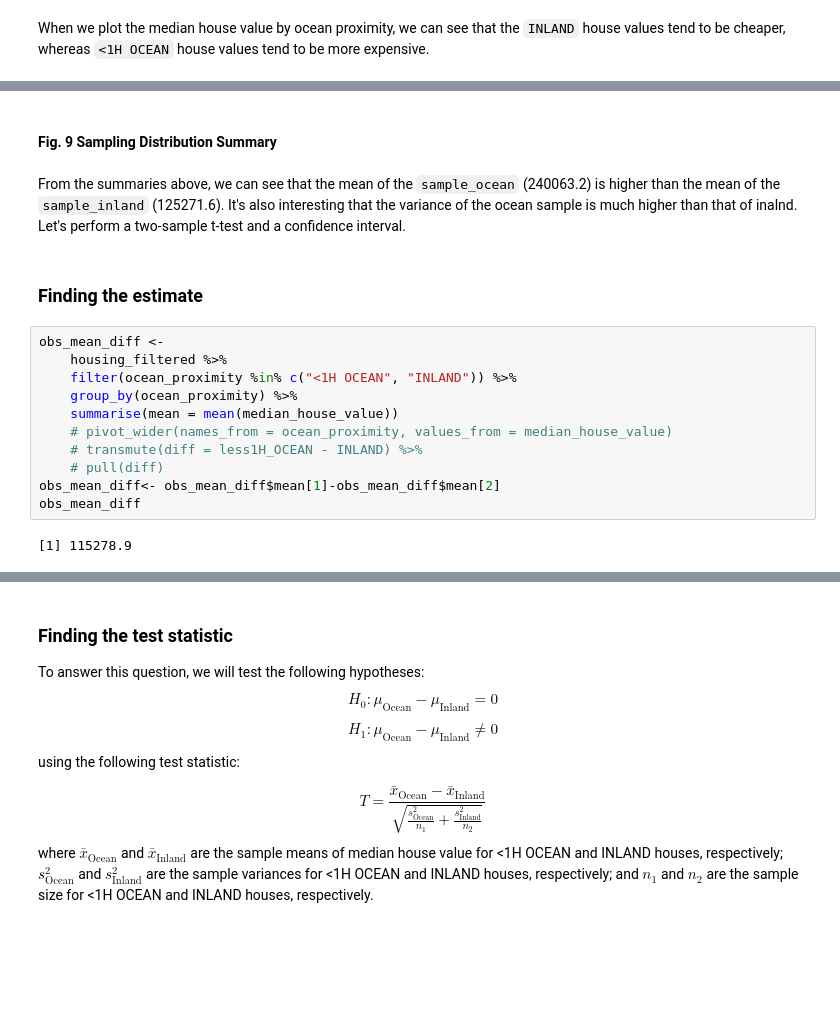
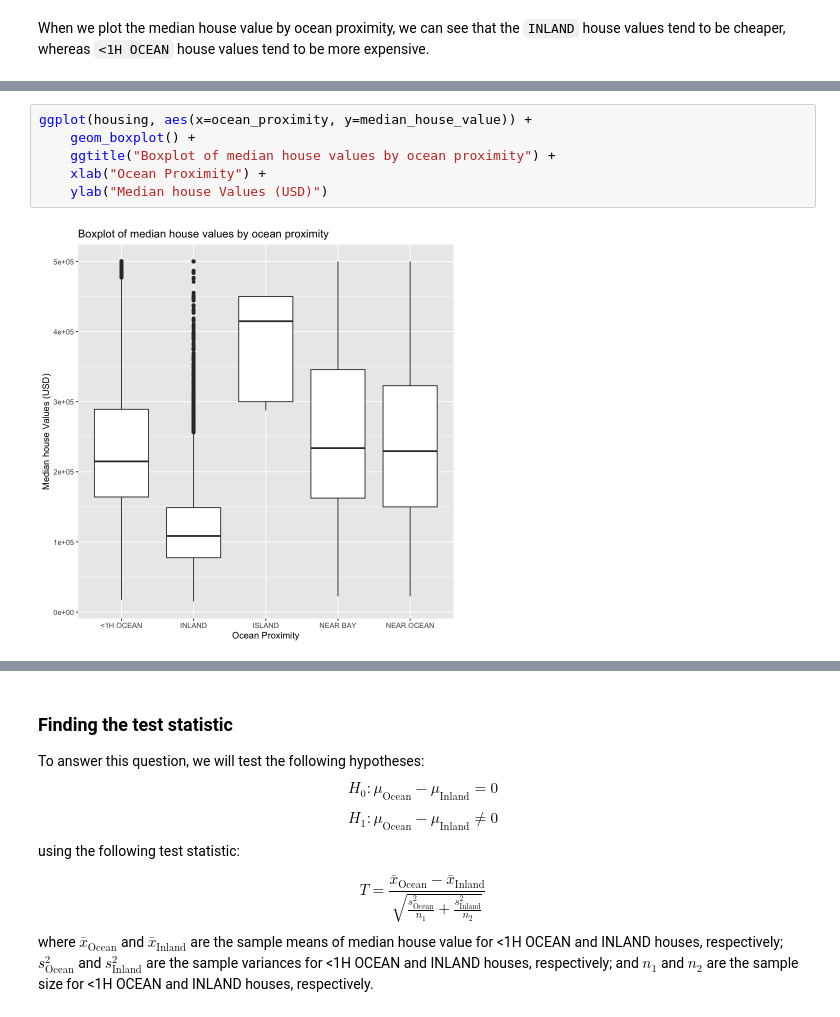
Before and after one commit to lavanyakandhari/stat-201-project-G41, a Jupyter notebook: project-final.ipynb, the cells around one changed output, grey strips where cells are left out. Cells and saved outputs as stored; diff of their text form; blank space fills up the shorter version.

```diff
--- a/project-final.ipynb
+++ b/project-final.ipynb
@@ -275,19 +67,8 @@ A tibble: 2 x 5
-# %% [markdown]
-#### Fig. 9 Sampling Distribution Summary
-# %% [markdown]
-From the summaries above, we can see that the mean of the `sample_ocean` (240063.2) is higher than the mean of the `sample_inland` (125271.6). It's also interesting that the variance of the ocean sample is much higher than that of inalnd. Let's perform a two-sample t-test and a confidence interval.
-# %% [markdown]
-### Finding the estimate
-# %%
-obs_mean_diff <-
-    housing_filtered %>%
-    filter(ocean_proximity %in% c("<1H OCEAN", "INLAND")) %>%
-    group_by(ocean_proximity) %>%
-    summarise(mean = mean(median_house_value))
-    # pivot_wider(names_from = ocean_proximity, values_from = median_house_value)
-    # transmute(diff = less1H_OCEAN - INLAND) %>%
-    # pull(diff)
-obs_mean_diff<- obs_mean_diff$mean[1]-obs_mean_diff$mean[2]
-obs_mean_diff
-# %% [output]
-[1] 115278.9
+# %%
+ggplot(housing, aes(x=ocean_proximity, y=median_house_value)) +
+    geom_boxplot() +
+    ggtitle("Boxplot of median house values by ocean proximity") +
+    xlab("Ocean Proximity") +
+    ylab("Median house Values (USD)")
+# %% [output]
+[figure, added]
```
Also changed, not shown: parts of 75 cells of this notebook, 1 other file.
